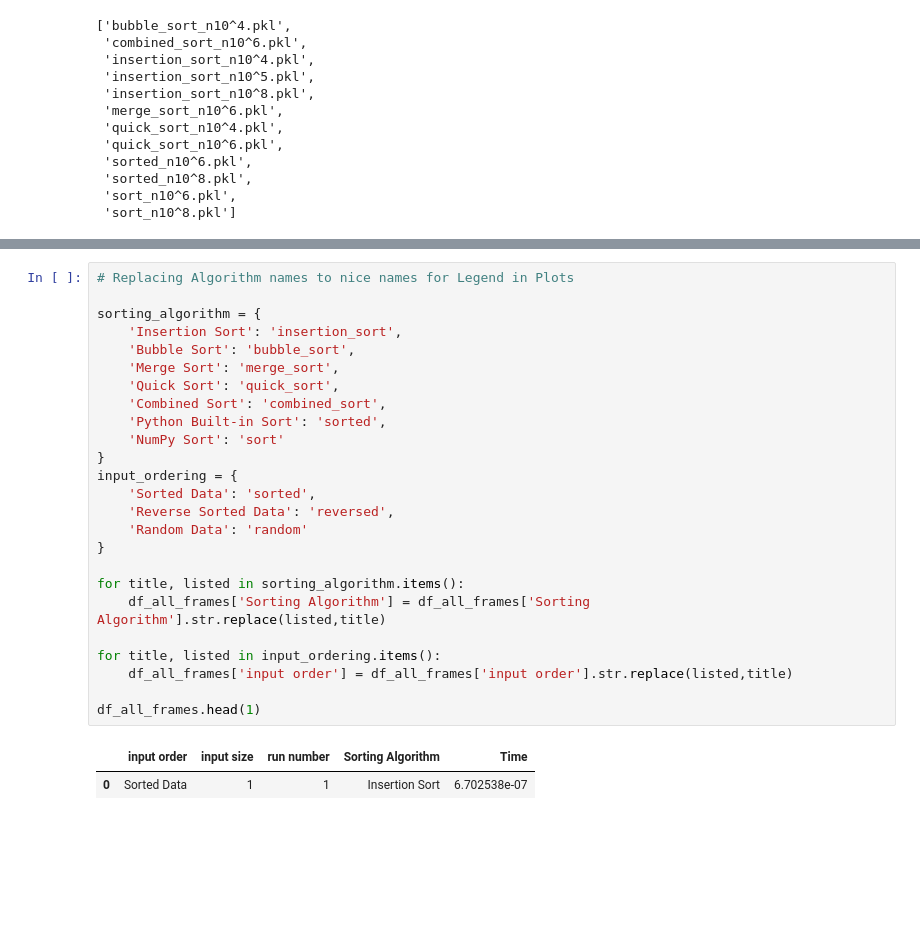
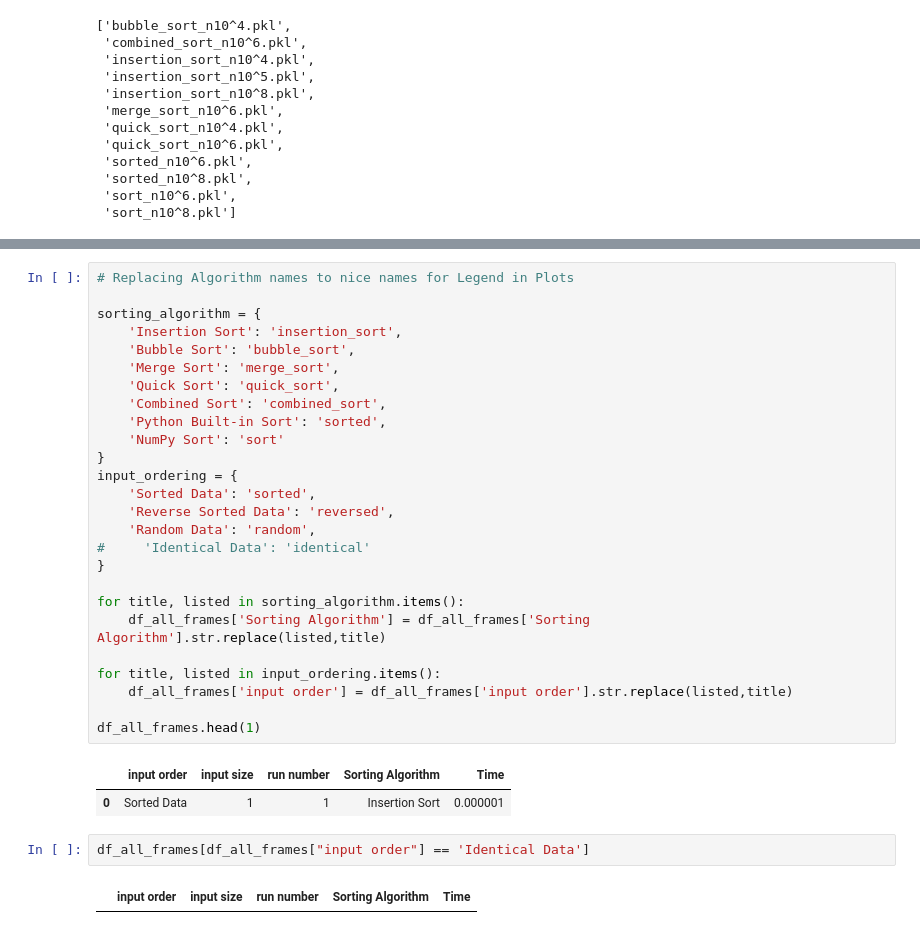
Before and after one commit to anderhos/INF221, a Jupyter notebook: analysis/plot_1.ipynb, the cells around one changed output, grey strips where cells are left out. Drawn from its saved outputs; the diff is of its cells as text; blank space fills up the shorter version.

```diff
--- a/analysis/plot_1.ipynb
+++ b/analysis/plot_1.ipynb
@@ -157,7 +143,8 @@ sorting_algorithm = {
 input_ordering = {
     'Sorted Data': 'sorted',
     'Reverse Sorted Data': 'reversed',
-    'Random Data': 'random'
+    'Random Data': 'random',
+#     'Identical Data': 'identical'
 }
 
 for title, listed in sorting_algorithm.items():
@@ -169,7 +156,11 @@ for title, listed in input_ordering.items():
 df_all_frames.head(1)
 # %% [output]
 |  | input order | input size | run number | Sorting Algorithm | Time |
-| 0 | Sorted Data | 1 | 1 | Insertion Sort | 6.702538e-07 |
+| 0 | Sorted Data | 1 | 1 | Insertion Sort | 0.000001 |
+# %%
+df_all_frames[df_all_frames["input order"] == 'Identical Data']
+# %% [output]
+|  | input order | input size | run number | Sorting Algorithm | Time |
 # %%
 # Plot Categories
 input_ordering = {
```
Also changed, not shown: parts of 11 cells of this notebook, 13 other files.
